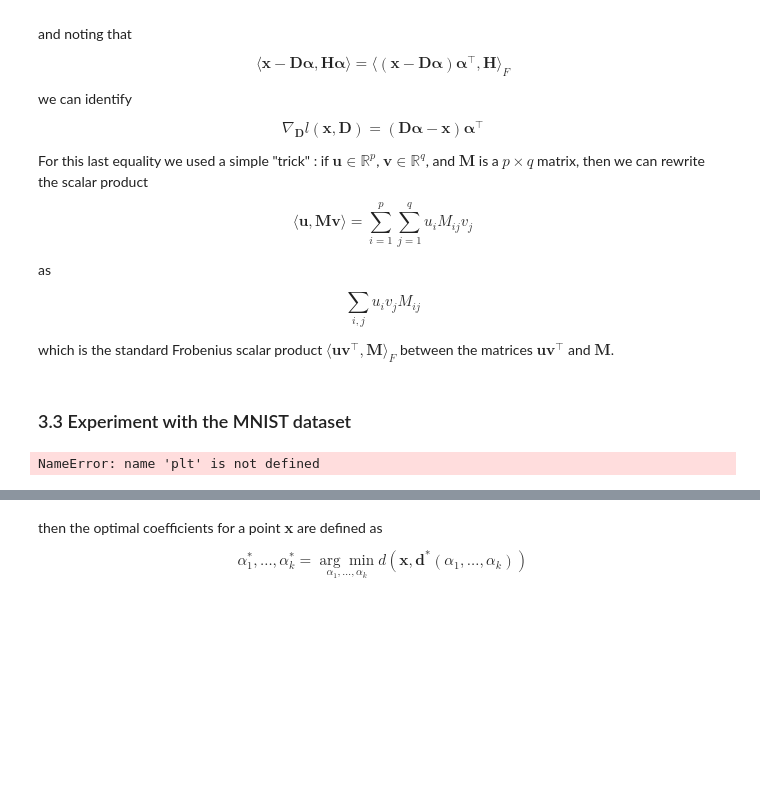
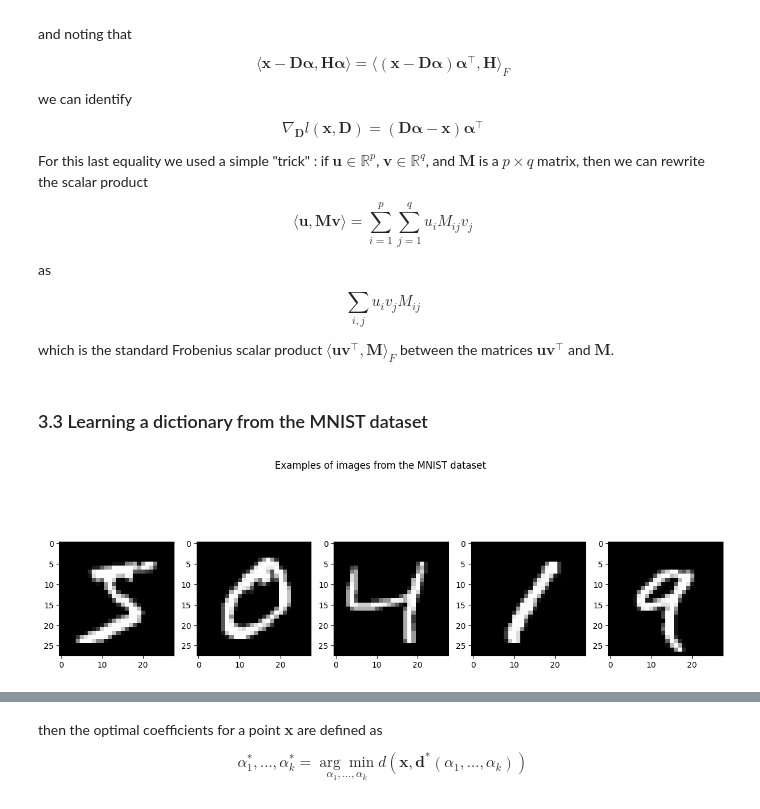
Before and after one commit to TheooJ/Dictionary-Learning, a Jupyter notebook: Compressed_Sensing.ipynb, the cells around one changed output, grey strips where cells are left out. Cells and saved outputs as stored; diff of their text form; code cells hidden in the pictures; blank space fills up the shorter version.

```diff
--- a/Compressed_Sensing.ipynb
+++ b/Compressed_Sensing.ipynb
@@ -705,15 +694,15 @@ def stochastic_dictionary_learning(X, k, nb_iter=200):
 
     return D
 # %% [markdown]
-### 3.3 Experiment with the MNIST dataset
+### 3.3 Learning a dictionary from the MNIST dataset
 # %%
-from keras.datasets import mnist
 (X_train, y_train), (X_test, y_test) = mnist.load_data()
 
-ig, axs = plt.subplots(nrows=1, ncols=5, figsize=(15, 5))
+fig, axs = plt.subplots(nrows=1, ncols=5, figsize=(15, 5))
 for i in range(5) :
     axs[i].imshow(X_train[i], cmap=plt.get_cmap('gray'))
-    #fig.colorbar(im0, ax=axs[i])
+
+plt.suptitle("Examples of images from the MNIST dataset")
 plt.show()
 # %% [output]
-NameError: name 'plt' is not defined
+[figure, added]
```
Also changed, not shown: parts of 14 cells of this notebook.
